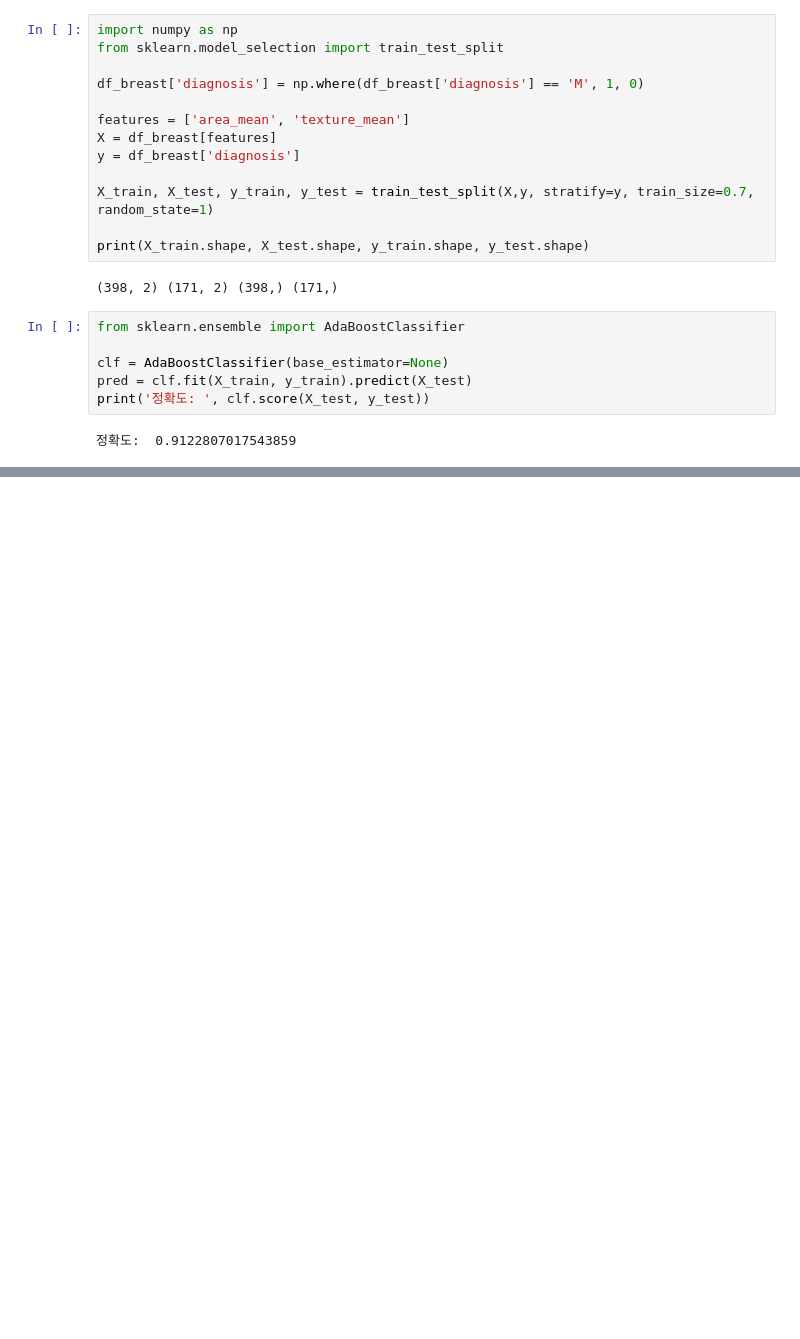
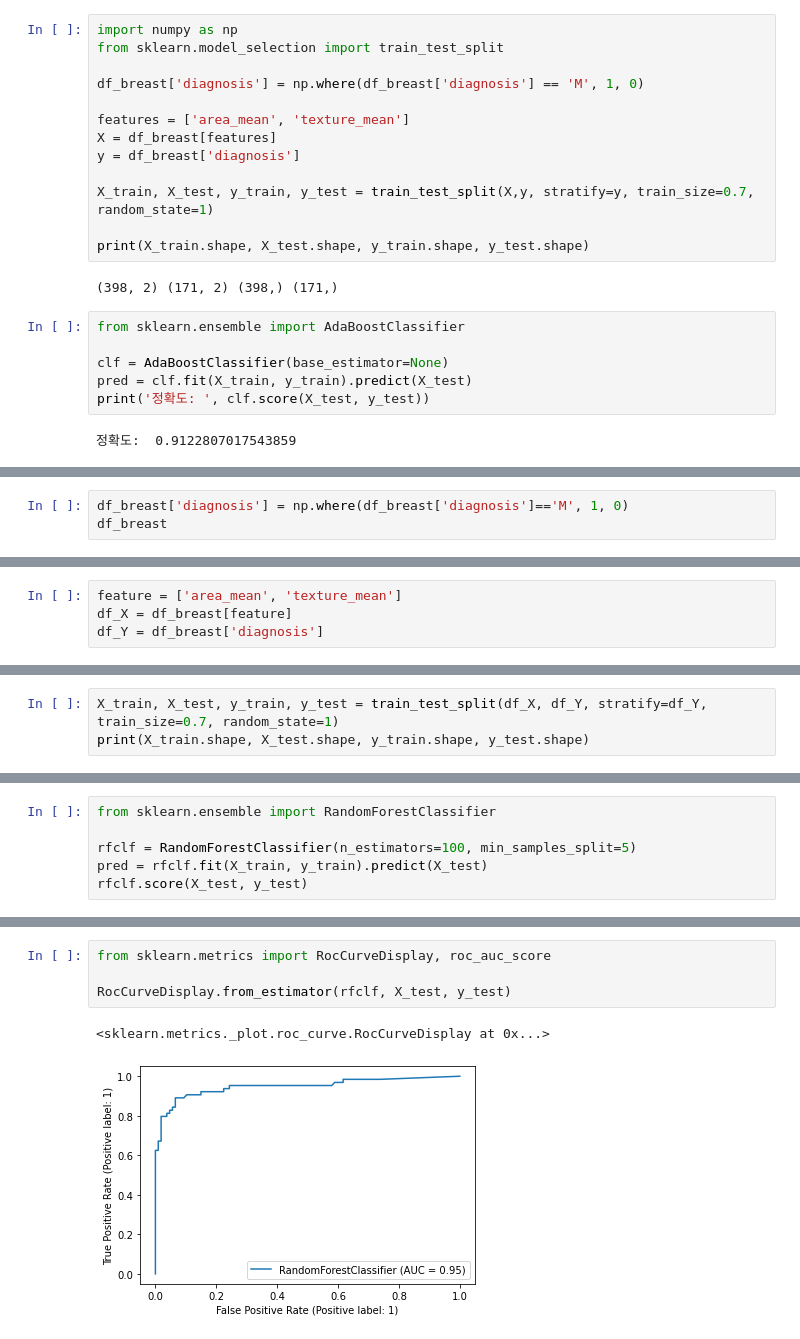
Before and after one commit to djimme/Python_selftraining, a Jupyter notebook: BigData06-08.ipynb, the cells around one changed output, grey strips where cells are left out. Saved outputs shown, nothing was run; the diff lists cells and outputs as text; blank space fills up the shorter version.

```diff
--- a/BigData06-08.ipynb
+++ b/BigData06-08.ipynb
@@ -213,0 +436,3 @@ print('정확도: {}%'.format(round(test_rcll*100,2)))
+# %%
+df_breast['diagnosis'] = np.where(df_breast['diagnosis']=='M', 1, 0)
+df_breast
@@ -213,0 +453,4 @@ print('정확도: {}%'.format(round(test_rcll*100,2)))
+# %%
+feature = ['area_mean', 'texture_mean']
+df_X = df_breast[feature]
+df_Y = df_breast['diagnosis']
@@ -213,0 +488,3 @@ print('정확도: {}%'.format(round(test_rcll*100,2)))
+# %%
+X_train, X_test, y_train, y_test = train_test_split(df_X, df_Y, stratify=df_Y, train_size=0.7, random_state=1)
+print(X_train.shape, X_test.shape, y_train.shape, y_test.shape)
@@ -213,0 +493,6 @@ print('정확도: {}%'.format(round(test_rcll*100,2)))
+# %%
+from sklearn.ensemble import RandomForestClassifier
+
+rfclf = RandomForestClassifier(n_estimators=100, min_samples_split=5)
+pred = rfclf.fit(X_train, y_train).predict(X_test)
+rfclf.score(X_test, y_test)
@@ -213,0 +525,7 @@ print('정확도: {}%'.format(round(test_rcll*100,2)))
+# %%
+from sklearn.metrics import RocCurveDisplay, roc_auc_score
+
+RocCurveDisplay.from_estimator(rfclf, X_test, y_test)
+# %% [output]
+<sklearn.metrics._plot.roc_curve.RocCurveDisplay at 0x...>
+[figure, added]
```
Also changed, not shown: parts of 46 cells of this notebook, 3 other files.
